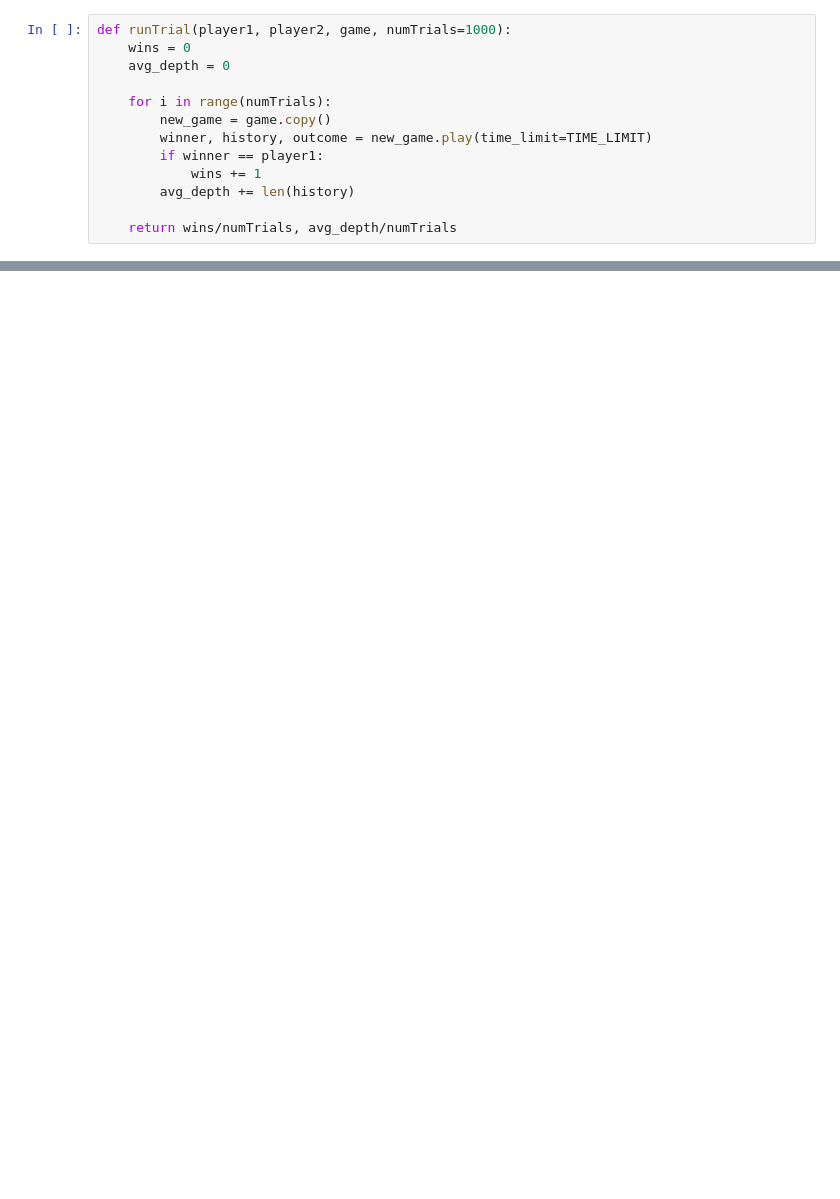
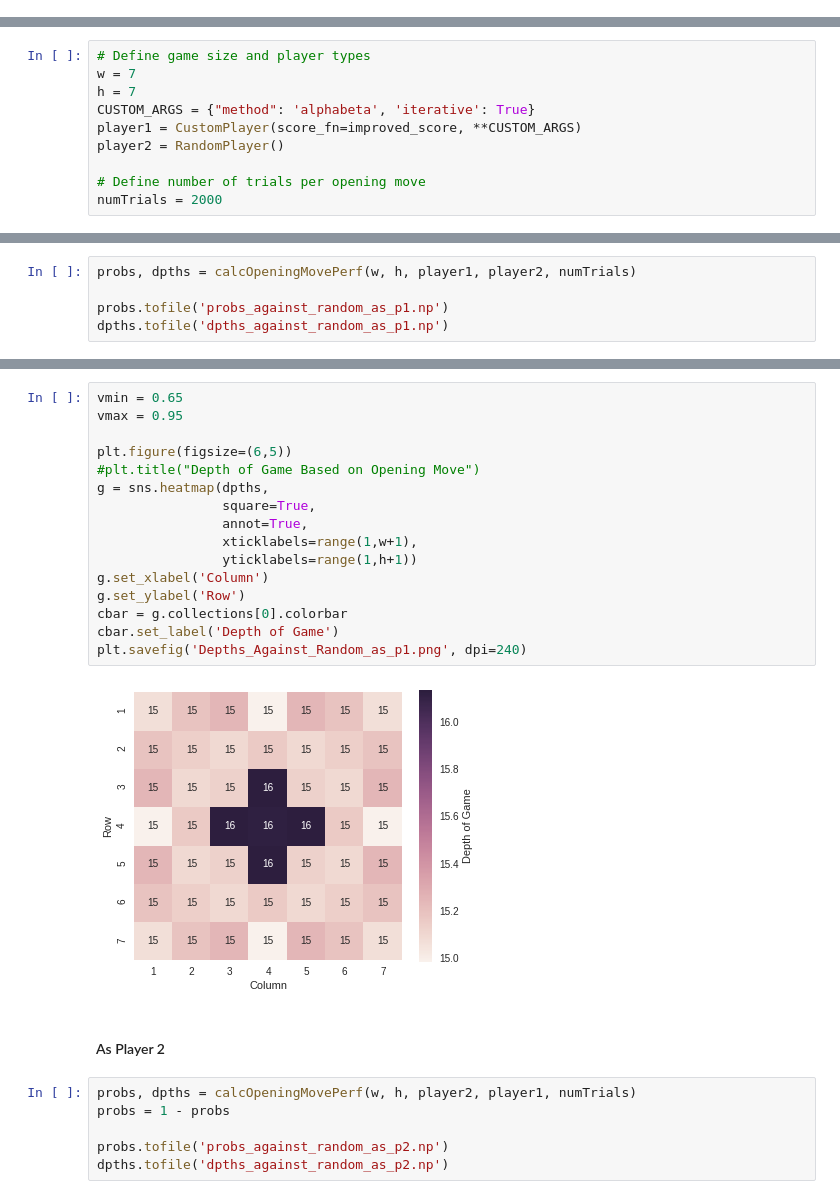
Before and after one commit to bradfordlynch/aind, a Jupyter notebook: isolation-agent/Untitled.ipynb, the cells around one changed output, grey strips where cells are left out. Cells and saved outputs as stored; diff of their text form; blank space fills up the shorter version.

Commit message:
Update before move

```diff
--- a/isolation-agent/Untitled.ipynb
+++ b/isolation-agent/Untitled.ipynb
@@ -13,13 +0,0 @@ TIME_LIMIT = 150
-# %%
-def runTrial(player1, player2, game, numTrials=1000):
-    wins = 0
-    avg_depth = 0
-
-    for i in range(numTrials):
-        new_game = game.copy()
-        winner, history, outcome = new_game.play(time_limit=TIME_LIMIT)
-        if winner == player1:
-            wins += 1
-        avg_depth += len(history)
-
-    return wins/numTrials, avg_depth/numTrials
@@ -60,0 +103,10 @@ g.set_ylabel('Row')
+# %%
+# Define game size and player types
+w = 7
+h = 7
+CUSTOM_ARGS = {"method": 'alphabeta', 'iterative': True}
+player1 = CustomPlayer(score_fn=improved_score, **CUSTOM_ARGS)
+player2 = RandomPlayer()
+
+# Define number of trials per opening move
+numTrials = 2000
@@ -60,0 +115,5 @@ g.set_ylabel('Row')
+# %%
+probs, dpths = calcOpeningMovePerf(w, h, player1, player2, numTrials)
+
+probs.tofile('probs_against_random_as_p1.np')
+dpths.tofile('dpths_against_random_as_p1.np')
@@ -60,0 +144,26 @@ g.set_ylabel('Row')
+# %%
+vmin = 0.65
+vmax = 0.95
+
+plt.figure(figsize=(6,5))
+#plt.title("Depth of Game Based on Opening Move")
+g = sns.heatmap(dpths,
+                square=True,
+                annot=True,
+                xticklabels=range(1,w+1),
+                yticklabels=range(1,h+1))
+g.set_xlabel('Column')
+g.set_ylabel('Row')
+cbar = g.collections[0].colorbar
+cbar.set_label('Depth of Game')
+plt.savefig('Depths_Against_Random_as_p1.png', dpi=240)
+# %% [output]
+[figure, added]
+# %% [markdown]
+#### As Player 2
+# %%
+probs, dpths = calcOpeningMovePerf(w, h, player2, player1, numTrials)
+probs = 1 - probs
+
+probs.tofile('probs_against_random_as_p2.np')
+dpths.tofile('dpths_against_random_as_p2.np')
```
Also changed, not shown: parts of 53 cells of this notebook, 18 other files.
